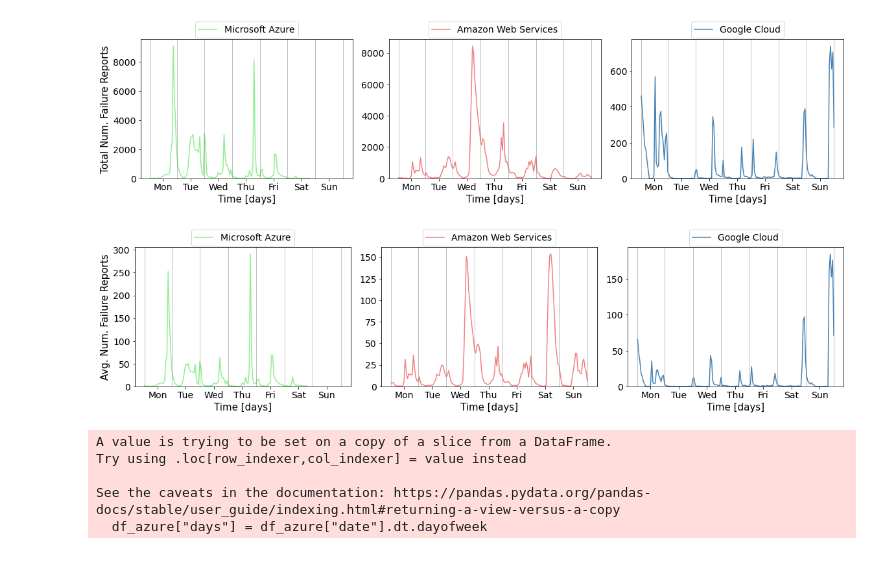
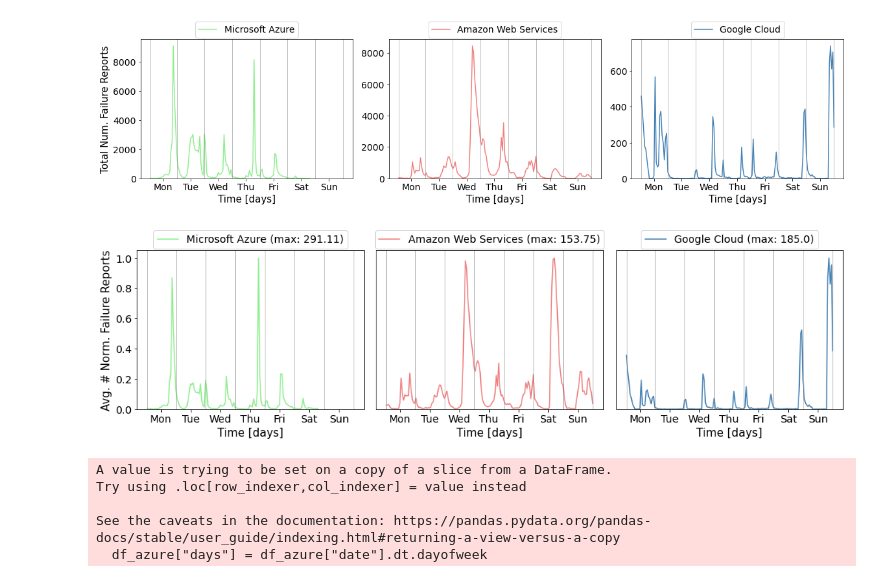
Before and after one commit to CetinMehmet/cloud-failure-characterization, a Jupyter notebook: down-detector/scripts/general_report_count_analysis.ipynb, the cells around one changed output. Cells and saved outputs as stored; diff of their text form; code cells hidden in the pictures.

```diff
--- a/down-detector/scripts/general_report_count_analysis.ipynb
+++ b/down-detector/scripts/general_report_count_analysis.ipynb
@@ -102,29 +147,33 @@ plt.savefig("./plots/weekly_avg_num_failure_reports.pdf", dpi=100)
 # %%
 DAY = 24
 MID_DAY = int(DAY / 2)
 WEEK = 7 * DAY
 colors = ["lightgreen", "lightcoral", "steelblue"]
 
 providers = df["provider"].unique()
-fig, ax = plt.subplots(1, 3, figsize=(16, 4), constrained_layout=True)
+fig, ax = plt.subplots(1, 3, figsize=(14, 4), constrained_layout=True, sharey=True)
 for i, vendor in enumerate(providers):
     df_vendor = df[df["provider"] == vendor]
     partial_grouped_df = df_vendor.groupby(['day_of_week', 'hour_of_day'])['count'].mean().reset_index().rename(columns={'count': 'count_mean'})
-    ax[i].plot(partial_grouped_df.index, partial_grouped_df["count_mean"], color=colors[i], label=vendor)
+    max_val = partial_grouped_df["count_mean"].max()
+    partial_grouped_df = partial_grouped_df / partial_grouped_df.max()
+    ax[i].plot(partial_grouped_df.index, partial_grouped_df["count_mean"], color=colors[i], label=vendor + " (max: " + str(round(max_val, 1)) + ")")
     ax[i].set_ylim(0, )
-    ax[0].set_ylabel("Avg. Num. Failure Reports", fontsize=15)
+    ax[0].set_ylabel("Avg. # Norm. Failure Reports", fontsize=15)
+    if i != 0:
+        ax[i].get_yaxis().set_visible(False)
     ax[i].set_xlabel("Time [days]", fontsize=15)
     ax[i].tick_params(axis='both', labelsize=14)
     ax[i].legend(loc='center', bbox_to_anchor=(0.5, 1.07), ncol=1, fontsize=14)
     ax[i].set_xticks([tick for tick in range(MID_DAY-1, WEEK, DAY)])
     ax[i].set_xticklabels(["Mon", "Tue", "Wed", "Thu", "Fri", "Sat", "Sun"], fontsize=14)
     xcoords = [0] + [xcoord for xcoord in range(23, WEEK, DAY)]
     for xc in xcoords:
         ax[i].axvline(x=xc, color="gray", lw=0.5)
 
-plt.savefig("./plots/weekly_total_num_failure_reports.pdf", dpi=100)
+plt.savefig(project_dir + "/plots/weekly_avg_num_failure_reports.pdf", dpi=100)
 # %% [output]
-[figure, old version]
+[figure, new version]
 # %%
 # Azure doesn't contain any reports on Sunday.
 df_azure = df[df["provider"] == "Microsoft Azure"]
```
Also changed, not shown: parts of 9 cells of this notebook, 12 other files.
